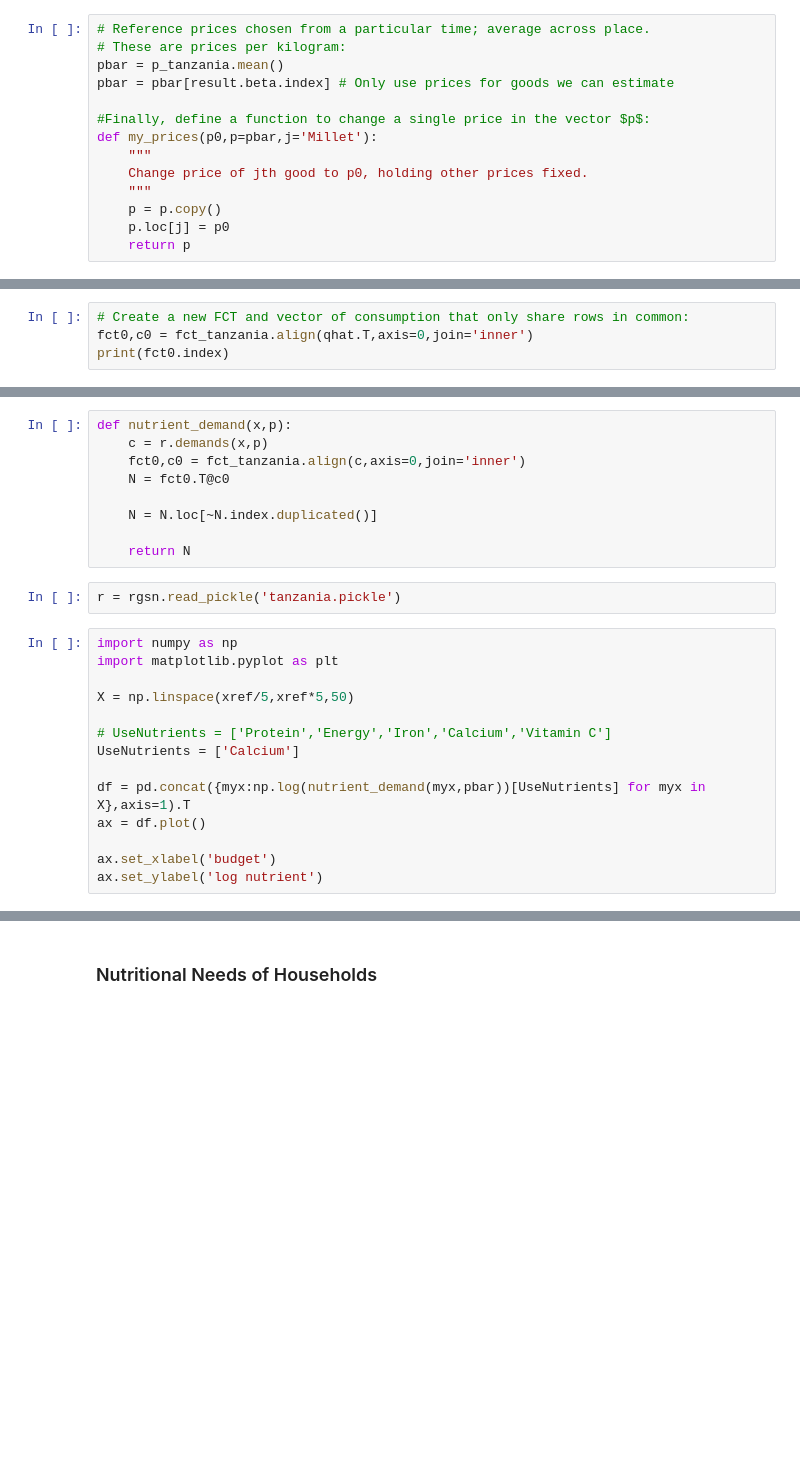
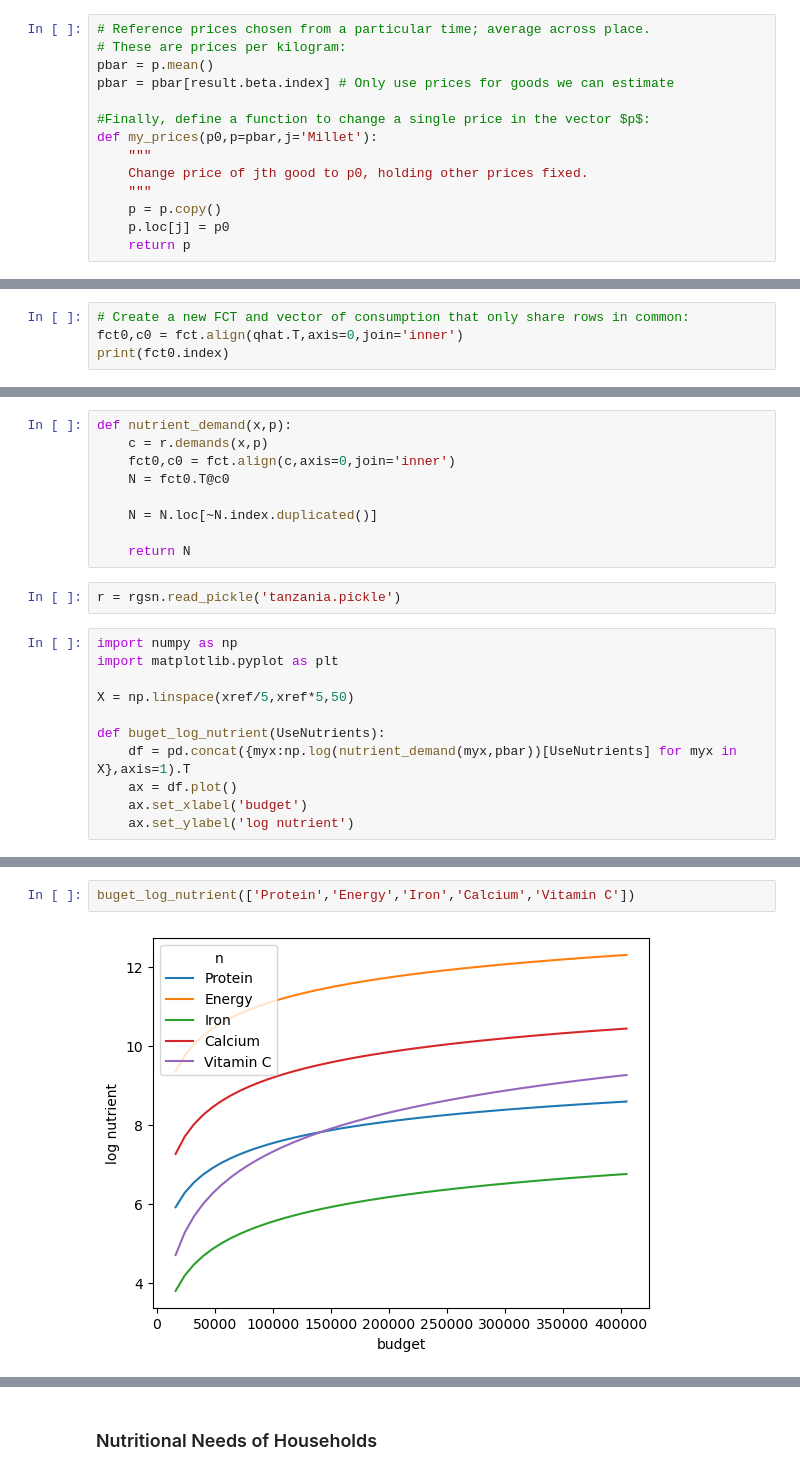
Before and after one commit to malenabuffagni/DavidZilberman, a Jupyter notebook: Basic Estimates/01Basic Estimate.ipynb, the cells around one changed output, grey strips where cells are left out. Saved outputs shown, nothing was run; the diff lists cells and outputs as text; blank space fills up the shorter version.

```diff
--- a/Basic Estimates/01Basic Estimate.ipynb
+++ b/Basic Estimates/01Basic Estimate.ipynb
@@ -325,7 +277,7 @@ xref = xbar.quantile(0.5)  # Household at 0.5 quantile is median
 # %%
 # Reference prices chosen from a particular time; average across place.
 # These are prices per kilogram:
-pbar = p_tanzania.mean()
+pbar = p.mean()
 pbar = pbar[result.beta.index] # Only use prices for goods we can estimate
 
 #Finally, define a function to change a single price in the vector $p$:
@@ -404,7 +354,7 @@ Text(0.5, 1.0, 'Indirect Utility Function')
 ## Nutrition demand
 # %%
 # Create a new FCT and vector of consumption that only share rows in common:
-fct0,c0 = fct_tanzania.align(qhat.T,axis=0,join='inner')
+fct0,c0 = fct.align(qhat.T,axis=0,join='inner')
 print(fct0.index)
 # %% [output]
 Index(['Cassava Fresh', 'Chicken', 'Cooking Oil', 'Leafy Greens', 'Salt',
@@ -443,7 +392,7 @@ N  #NB: Uganda quantities are for previous 7 days
 # %%
 def nutrient_demand(x,p):
     c = r.demands(x,p)
-    fct0,c0 = fct_tanzania.align(c,axis=0,join='inner')
+    fct0,c0 = fct.align(c,axis=0,join='inner')
     N = fct0.T@c0
 
     N = N.loc[~N.index.duplicated()]
@@ -457,11 +406,8 @@ import matplotlib.pyplot as plt
 
 X = np.linspace(xref/5,xref*5,50)
 
-# UseNutrients = ['Protein','Energy','Iron','Calcium','Vitamin C']
-UseNutrients = ['Calcium']
-
-df = pd.concat({myx:np.log(nutrient_demand(myx,pbar))[UseNutrients] for myx in X},axis=1).T
-ax = df.plot()
-
-ax.set_xlabel('budget')
-ax.set_ylabel('log nutrient')
+def buget_log_nutrient(UseNutrients):
+    df = pd.concat({myx:np.log(nutrient_demand(myx,pbar))[UseNutrients] for myx in X},axis=1).T
+    ax = df.plot()
+    ax.set_xlabel('budget')
+    ax.set_ylabel('log nutrient')
@@ -470,0 +416,4 @@ Text(0, 0.5, 'log nutrient')
+# %%
+buget_log_nutrient(['Protein','Energy','Iron','Calcium','Vitamin C'])
+# %% [output]
+[figure, added]
```
Also changed, not shown: parts of 34 cells of this notebook, 7 other files.
